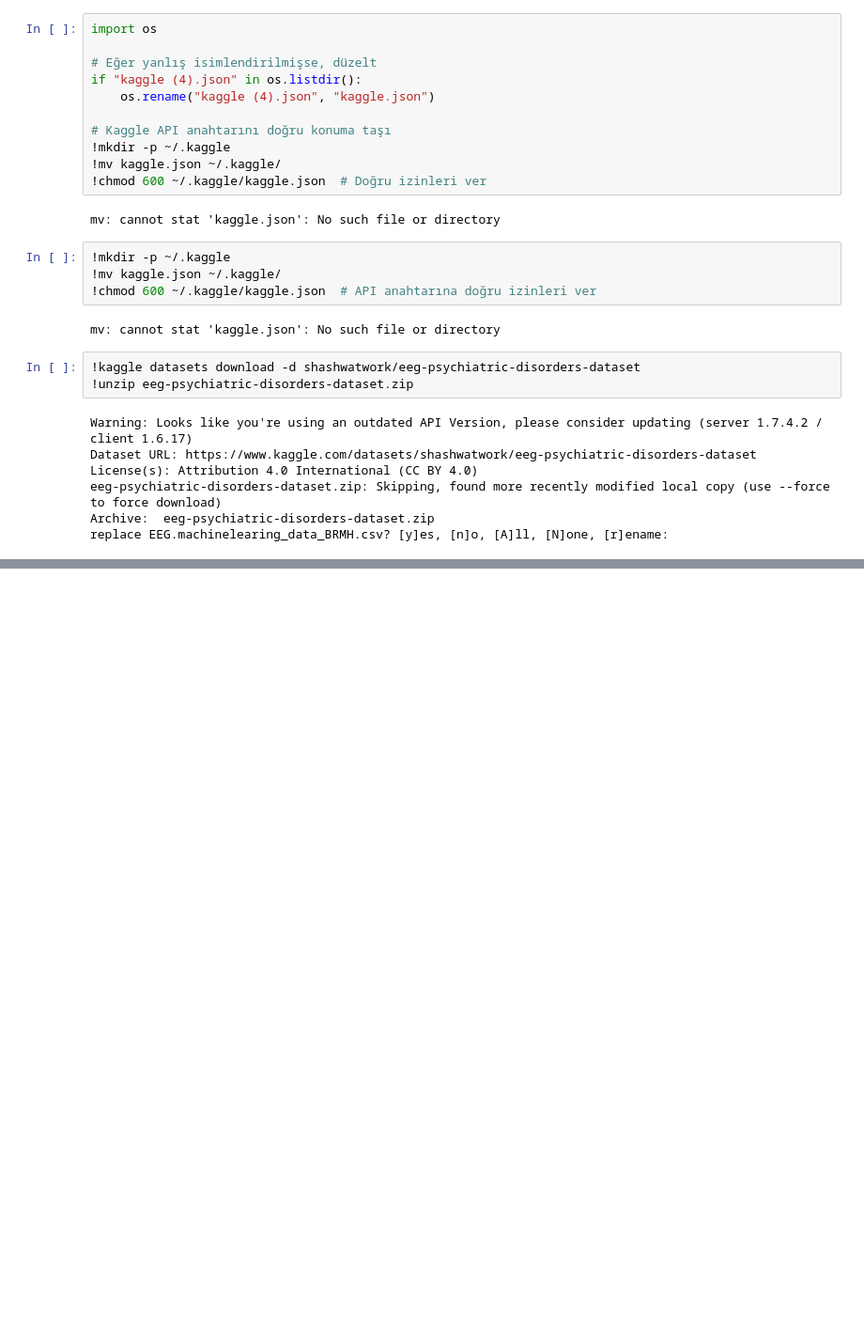
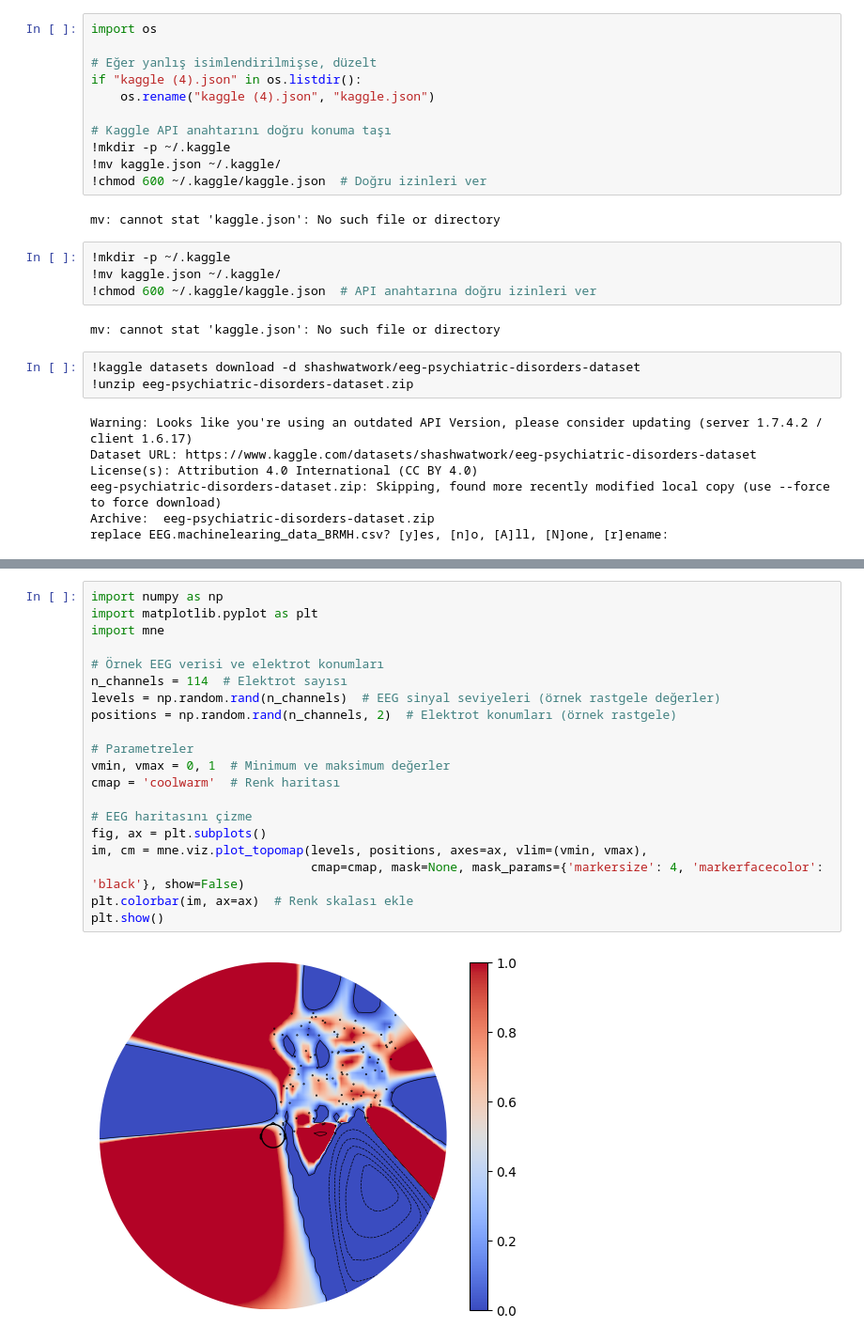
Before and after one commit to snmkrhn/EEG-Sinyalleri-ile-Psikiyatrik-Bozukluklar-n-Tespiti, a Jupyter notebook: EEG_Sinyalleri_ile_Psikiyatrik_Bozuklukların.ipynb, the cells around one changed output, grey strips where cells are left out. Shown at 94% size. Cells and saved outputs as stored; diff of their text form; blank space fills up the shorter version.

```diff
--- a/EEG_Sinyalleri_ile_Psikiyatrik_Bozuklukların.ipynb
+++ b/EEG_Sinyalleri_ile_Psikiyatrik_Bozuklukların.ipynb
@@ -321,0 +594,22 @@ replace EEG.machinelearing_data_BRMH.csv? [y]es, [n]o, [A]ll, [N]one, [r]ename:
+# %%
+import numpy as np
+import matplotlib.pyplot as plt
+import mne
+
+# Örnek EEG verisi ve elektrot konumları
+n_channels = 114  # Elektrot sayısı
+levels = np.random.rand(n_channels)  # EEG sinyal seviyeleri (örnek rastgele değerler)
+positions = np.random.rand(n_channels, 2)  # Elektrot konumları (örnek rastgele)
+
+# Parametreler
+vmin, vmax = 0, 1  # Minimum ve maksimum değerler
+cmap = 'coolwarm'  # Renk haritası
+
+# EEG haritasını çizme
+fig, ax = plt.subplots()
+im, cm = mne.viz.plot_topomap(levels, positions, axes=ax, vlim=(vmin, vmax),
+                              cmap=cmap, mask=None, mask_params={'markersize': 4, 'markerfacecolor': 'black'}, show=False)
+plt.colorbar(im, ax=ax)  # Renk skalası ekle
+plt.show()
+# %% [output]
+[figure, added]
```
Also changed, not shown: parts of 24 cells of this notebook.
